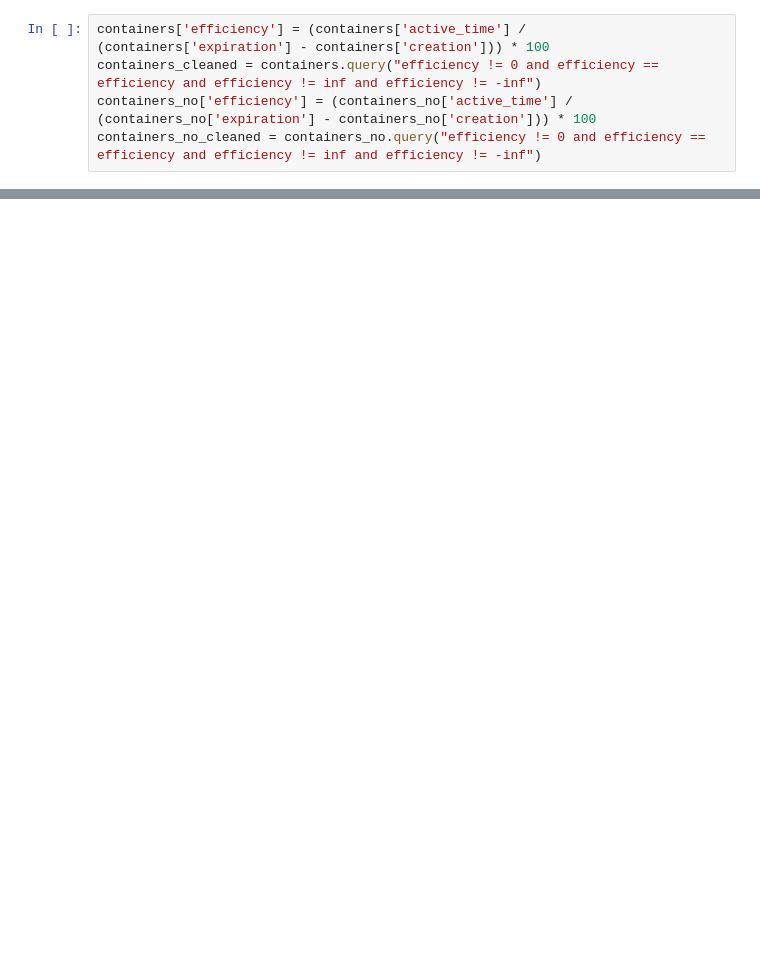
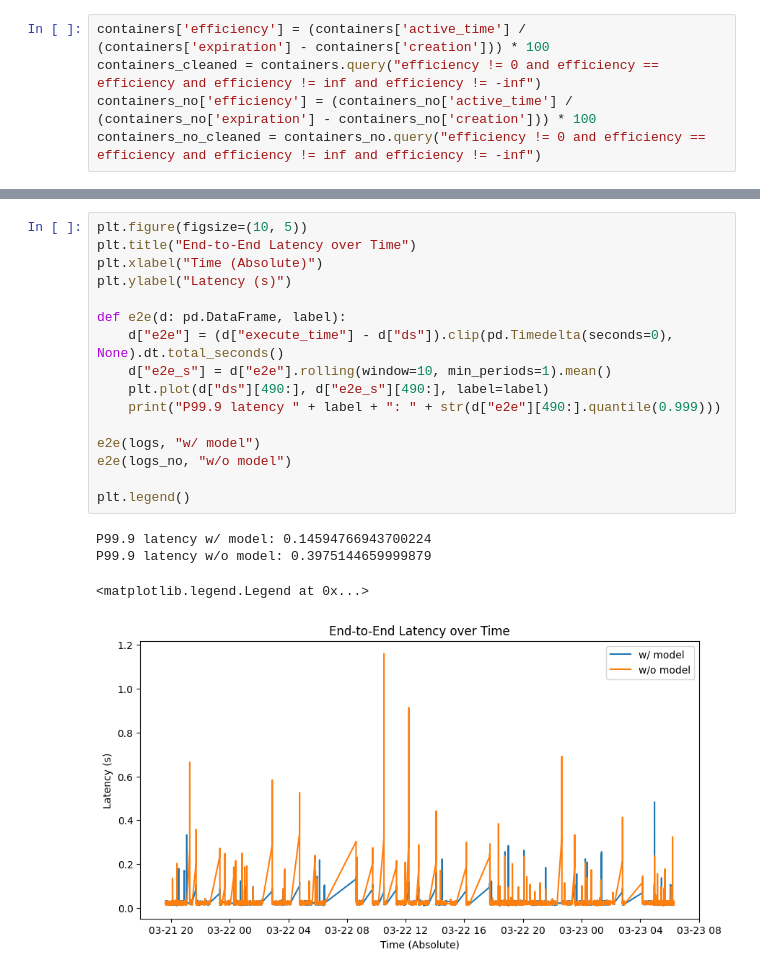
Before and after one commit to yuridekim/serverless-forecasting, a Jupyter notebook: sf2.ipynb, the cells around one changed output, grey strips where cells are left out. Drawn from its saved outputs; the diff is of its cells as text; blank space fills up the shorter version.

```diff
--- a/sf2.ipynb
+++ b/sf2.ipynb
@@ -144,0 +145,21 @@ plt.show()
+# %%
+plt.figure(figsize=(10, 5))
+plt.title("End-to-End Latency over Time")
+plt.xlabel("Time (Absolute)")
+plt.ylabel("Latency (s)")
+
+def e2e(d: pd.DataFrame, label):
+    d["e2e"] = (d["execute_time"] - d["ds"]).clip(pd.Timedelta(seconds=0), None).dt.total_seconds()
+    d["e2e_s"] = d["e2e"].rolling(window=10, min_periods=1).mean()
+    plt.plot(d["ds"][490:], d["e2e_s"][490:], label=label)
+    print("P99.9 latency " + label + ": " + str(d["e2e"][490:].quantile(0.999)))
+
+e2e(logs, "w/ model")
+e2e(logs_no, "w/o model")
+
+plt.legend()
+# %% [output]
+P99.9 latency w/ model: 0.14594766943700224
+P99.9 latency w/o model: 0.3975144659999879
+<matplotlib.legend.Legend at 0x...>
+[figure, added]
```
Also changed, not shown: parts of 11 cells of this notebook, 1 other file.
